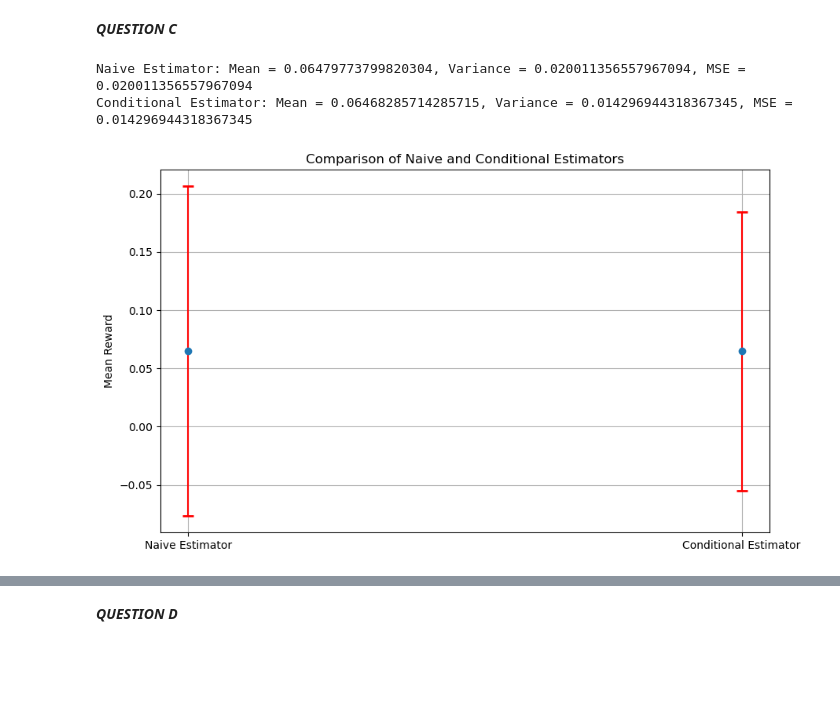
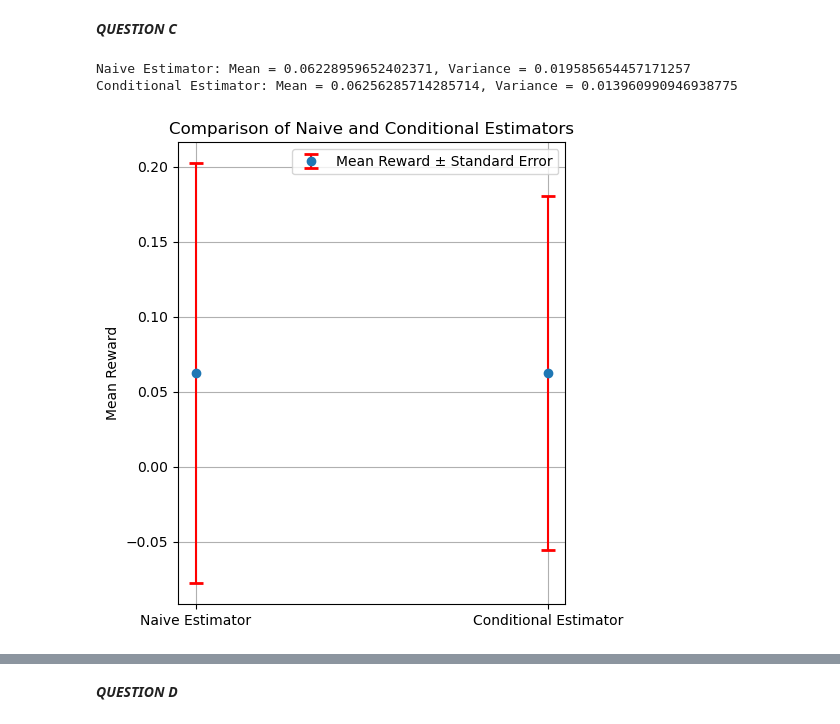
Before and after one commit to thidpaep/SIM_CASE3, a Jupyter notebook: CASE3.2.ipynb, the cells around one changed output, grey strips where cells are left out. Cells and saved outputs as stored; diff of their text form; code cells hidden in the pictures; blank space fills up the shorter version.

```diff
--- a/CASE3.2.ipynb
+++ b/CASE3.2.ipynb
@@ -176,61 +171,67 @@ matrix_size = (5, 6)
 alpha, beta = 2, 5
 num_steps = 100000  # Number of steps in the simulation
 
-def simulate_naive_estimator(num_steps, matrix_size, alpha, beta):
+def simulate_naive_estimator(num_steps, matrix_size, alpha, beta, burn_in_period=200):
     matrix = np.zeros(matrix_size, dtype=int)
     rewards = []
     lamp_on_count = 0
-    for _ in range(num_steps):
+
+    for step in range(num_steps + burn_in_period):
         # Randomly choose a switch to reset
         x, y = random.randint(0, matrix_size[0] - 1), random.randint(0, matrix_size[1] - 1)
         matrix[x][y] = 1 - matrix[x][y]
-        if lamp_on_off(matrix) == 'On':
-            lamp_on_count += 1
-            reward = np.random.beta(alpha, beta)
-        else:
-            reward = 0
-        rewards.append(reward)
+
+        # Check the lamp status after the burn-in period
+        if step >= burn_in_period:
+            if lamp_on_off(matrix) == 'On':
+                lamp_on_count += 1
+                reward = np.random.beta(alpha, beta)
+            else:
+                reward = 0
+            rewards.append(reward)
+
+    # The probability calculation is adjusted to consider only effective steps
     lamp_on_probability = lamp_on_count / num_steps
     return rewards, lamp_on_probability
 
 def simulate_conditional_estimator(num_steps, lamp_on_probability, alpha, beta):
     expected_reward_on = alpha / (alpha + beta)
     conditional_rewards = [expected_reward_on if random.random() < lamp_on_probability else 0 for _ in range(num_steps)]
     return conditional_rewards
 
 # Run naive estimator simulation
 naive_rewards, lamp_on_probability = simulate_naive_estimator(num_steps, matrix_size, alpha, beta)
 # Run conditional estimator simulation with the same lamp on probability
 conditional_rewards = simulate_conditional_estimator(num_steps, lamp_on_probability, alpha, beta)
 
 # Calculating statistics for naive estimator
 naive_mean = np.mean(naive_rewards)
 naive_variance = np.var(naive_rewards)
 naive_mse = np.mean((np.array(naive_rewards) - naive_mean)**2)
 
 # Calculating statistics for conditional estimator
 conditional_mean = np.mean(conditional_rewards)
 conditional_variance = np.var(conditional_rewards)
-conditional_mse = np.mean((np.array(conditional_rewards) - conditional_mean)**2)
 
 # Printing results
-print(f"Naive Estimator: Mean = {naive_mean}, Variance = {naive_variance}, MSE = {naive_mse}")
-print(f"Conditional Estimator: Mean = {conditional_mean}, Variance = {conditional_variance}, MSE = {conditional_mse}")
+print(f"Naive Estimator: Mean = {naive_mean}, Variance = {naive_variance}")
+print(f"Conditional Estimator: Mean = {conditional_mean}, Variance = {conditional_variance}")
 
-# Plotting
-plt.figure(figsize=(10, 6))
+# plotting
+plt.figure(figsize=(5, 6))
 plt.errorbar(x=['Naive Estimator', 'Conditional Estimator'],
              y=[naive_mean, conditional_mean],
              yerr=[np.sqrt(naive_variance), np.sqrt(conditional_variance)],
-             fmt='o', capsize=5, capthick=2, ecolor='red')
+             fmt='o', capsize=5, capthick=2, ecolor='red', label='Mean Reward ± Standard Error')
 plt.title('Comparison of Naive and Conditional Estimators')
 plt.ylabel('Mean Reward')
+plt.legend()  # This adds the legend to the plot
 plt.grid(True)
 plt.show()
 # %% [output]
-Naive Estimator: Mean = 0.06479773799820304, Variance = 0.020011356557967094, MSE = 0.020011356557967094
-Conditional Estimator: Mean = 0.06468285714285715, Variance = 0.014296944318367345, MSE = 0.014296944318367345
+Naive Estimator: Mean = 0.06228959652402371, Variance = 0.019585654457171257
+Conditional Estimator: Mean = 0.06256285714285714, Variance = 0.013960990946938775
-[figure, old version]
+[figure, new version]
 # %% [markdown]
 ## Simulation Parameters
 - **matrix_size**: The dimensions of the matrix used in the simulation.
```
Also changed, not shown: parts of 8 cells of this notebook.
